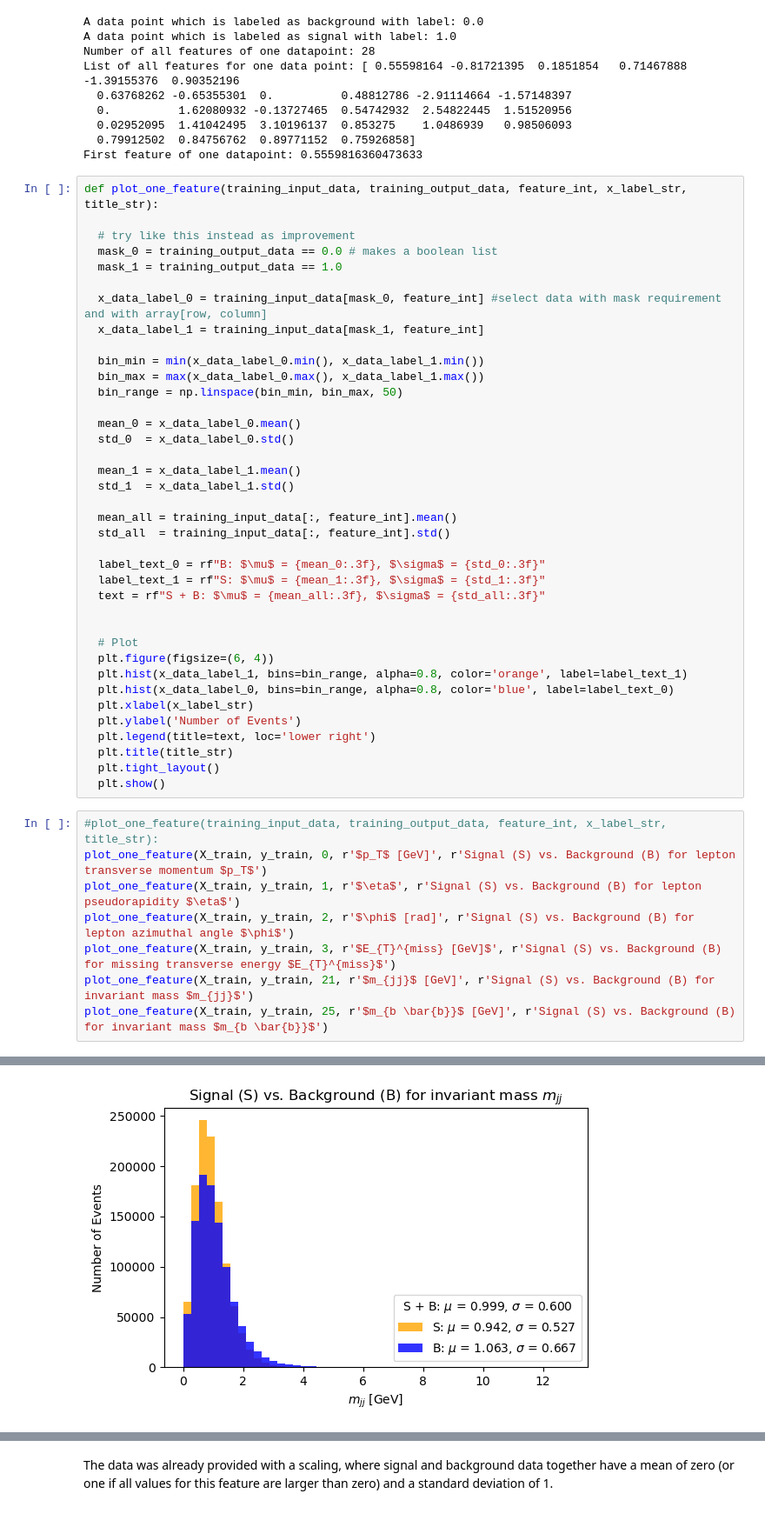
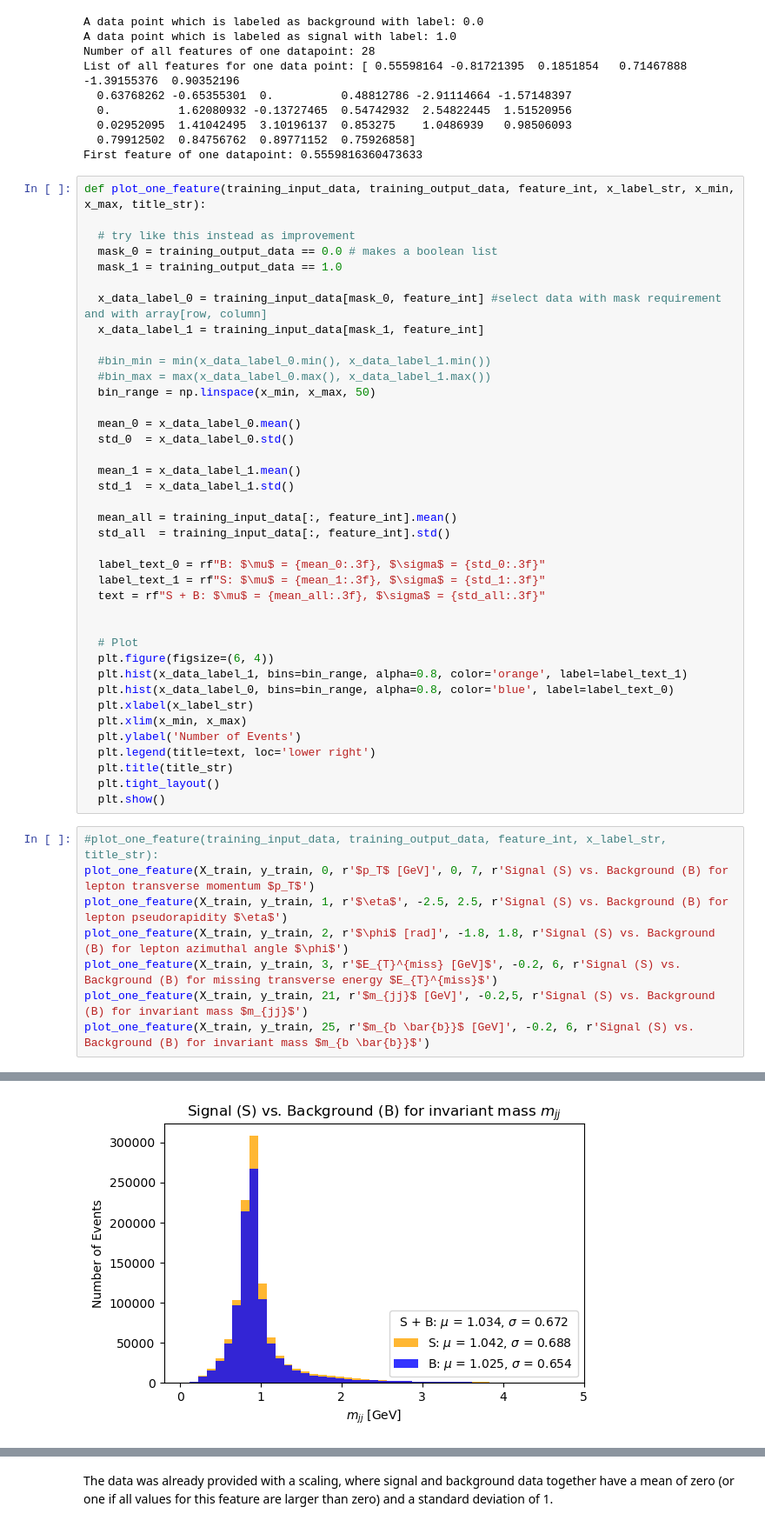
Before and after one commit to lbovet8/phys152-2026, a Jupyter notebook: Projects/HiggsProject.ipynb, the cells around one changed output, grey strips where cells are left out. Shown at 87% size. Drawn from its saved outputs; the diff is of its cells as text.

```diff
--- a/Projects/HiggsProject.ipynb
+++ b/Projects/HiggsProject.ipynb
@@ -108,7 +110,7 @@ List of all features for one data point: [ 0.55598164 -0.81721395  0.1851854   0
   0.79912502  0.84756762  0.89771152  0.75926858]
 First feature of one datapoint: 0.5559816360473633
 # %%
-def plot_one_feature(training_input_data, training_output_data, feature_int, x_label_str, title_str):
+def plot_one_feature(training_input_data, training_output_data, feature_int, x_label_str, x_min, x_max, title_str):
 
   # try like this instead as improvement
   mask_0 = training_output_data == 0.0 # makes a boolean list
@@ -117,9 +119,9 @@ def plot_one_feature(training_input_data, training_output_data, feature_int, x_l
   x_data_label_0 = training_input_data[mask_0, feature_int] #select data with mask requirement and with array[row, column]
   x_data_label_1 = training_input_data[mask_1, feature_int]
 
-  bin_min = min(x_data_label_0.min(), x_data_label_1.min())
-  bin_max = max(x_data_label_0.max(), x_data_label_1.max())
-  bin_range = np.linspace(bin_min, bin_max, 50)
+  #bin_min = min(x_data_label_0.min(), x_data_label_1.min())
+  #bin_max = max(x_data_label_0.max(), x_data_label_1.max())
+  bin_range = np.linspace(x_min, x_max, 50)
 
   mean_0 = x_data_label_0.mean()
   std_0  = x_data_label_0.std()
@@ -140,6 +142,7 @@ def plot_one_feature(training_input_data, training_output_data, feature_int, x_l
   plt.hist(x_data_label_1, bins=bin_range, alpha=0.8, color='orange', label=label_text_1)
   plt.hist(x_data_label_0, bins=bin_range, alpha=0.8, color='blue', label=label_text_0)
   plt.xlabel(x_label_str)
+  plt.xlim(x_min, x_max)
   plt.ylabel('Number of Events')
   plt.legend(title=text, loc='lower right')
   plt.title(title_str)
@@ -147,10 +150,10 @@ def plot_one_feature(training_input_data, training_output_data, feature_int, x_l
   plt.show()
 # %%
 #plot_one_feature(training_input_data, training_output_data, feature_int, x_label_str, title_str):
-plot_one_feature(X_train, y_train, 0, r'$p_T$ [GeV]', r'Signal (S) vs. Background (B) for lepton transverse momentum $p_T$')
-plot_one_feature(X_train, y_train, 1, r'$\eta$', r'Signal (S) vs. Background (B) for lepton pseudorapidity $\eta$')
-plot_one_feature(X_train, y_train, 2, r'$\phi$ [rad]', r'Signal (S) vs. Background (B) for lepton azimuthal angle $\phi$')
-plot_one_feature(X_train, y_train, 3, r'$E_{T}^{miss} [GeV]$', r'Signal (S) vs. Background (B) for missing transverse energy $E_{T}^{miss}$')
-plot_one_feature(X_train, y_train, 21, r'$m_{jj}$ [GeV]', r'Signal (S) vs. Background (B) for invariant mass $m_{jj}$')
-plot_one_feature(X_train, y_train, 25, r'$m_{b \bar{b}}$ [GeV]', r'Signal (S) vs. Background (B) for invariant mass $m_{b \bar{b}}$')
+plot_one_feature(X_train, y_train, 0, r'$p_T$ [GeV]', 0, 7, r'Signal (S) vs. Background (B) for lepton transverse momentum $p_T$')
+plot_one_feature(X_train, y_train, 1, r'$\eta$', -2.5, 2.5, r'Signal (S) vs. Background (B) for lepton pseudorapidity $\eta$')
+plot_one_feature(X_train, y_train, 2, r'$\phi$ [rad]', -1.8, 1.8, r'Signal (S) vs. Background (B) for lepton azimuthal angle $\phi$')
+plot_one_feature(X_train, y_train, 3, r'$E_{T}^{miss} [GeV]$', -0.2, 6, r'Signal (S) vs. Background (B) for missing transverse energy $E_{T}^{miss}$')
+plot_one_feature(X_train, y_train, 21, r'$m_{jj}$ [GeV]', -0.2,5, r'Signal (S) vs. Background (B) for invariant mass $m_{jj}$')
+plot_one_feature(X_train, y_train, 25, r'$m_{b \bar{b}}$ [GeV]', -0.2, 6, r'Signal (S) vs. Background (B) for invariant mass $m_{b \bar{b}}$')
 # %% [output]
@@ -161 +164 @@ plot_one_feature(X_train, y_train, 25, r'$m_{b \bar{b}}$ [GeV]', r'Signal (S) vs
-[figure, old version]
+[figure, new version]
```
Also changed, not shown: parts of 16 cells of this notebook.
